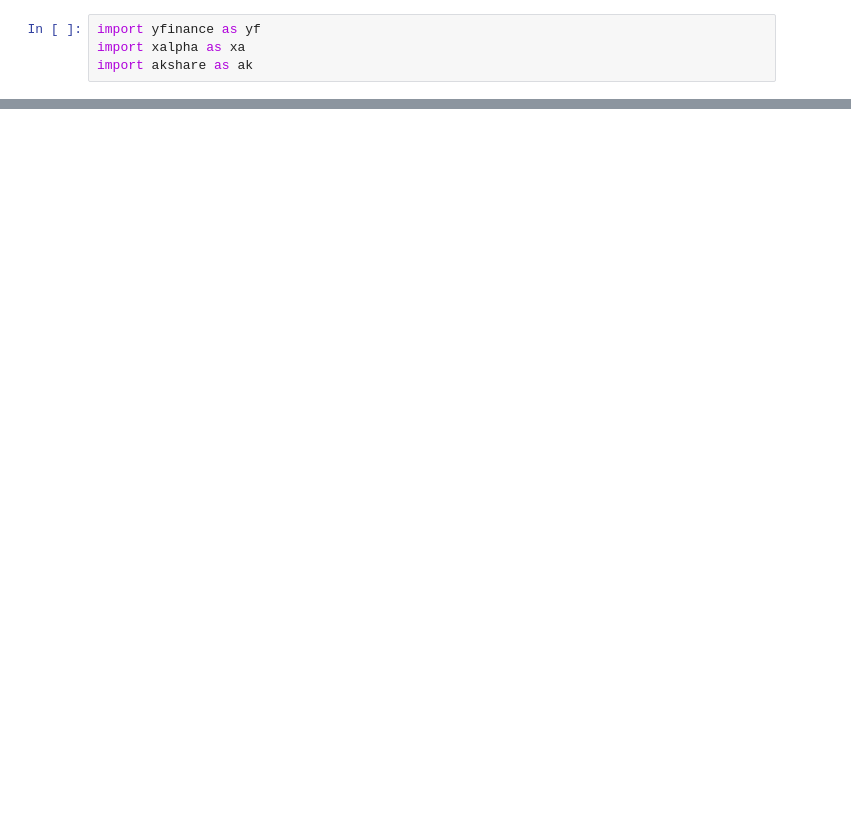
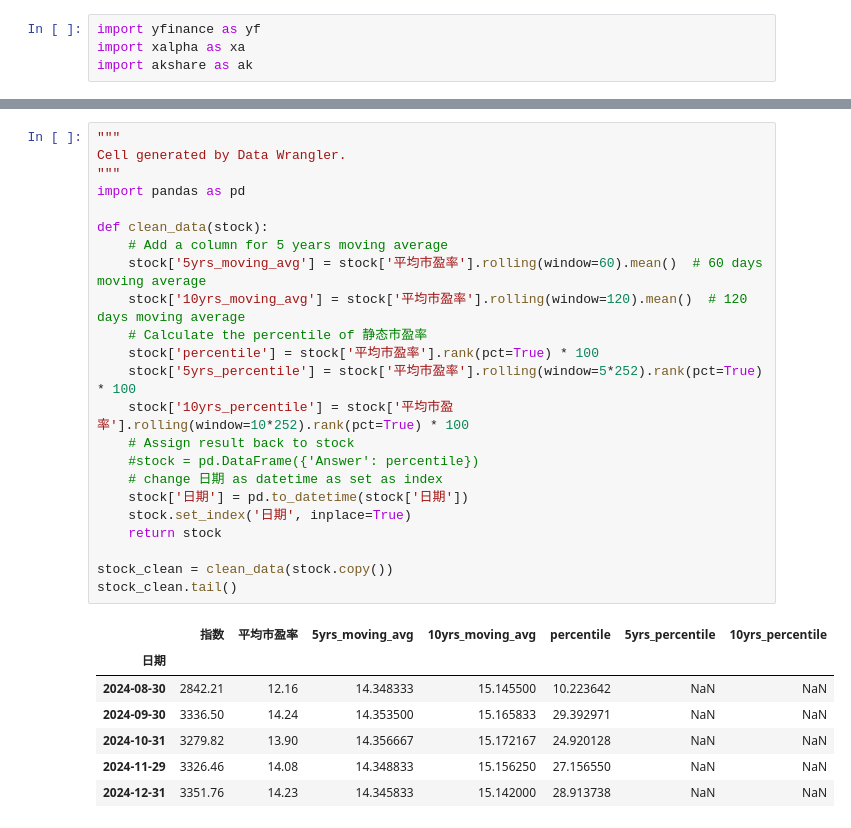
Before and after one commit to amat27/portfolio-cal, a Jupyter notebook: indexpeb.ipynb, the cells around one changed output, grey strips where cells are left out. Saved outputs shown, nothing was run; the diff lists cells and outputs as text; blank space fills up the shorter version.

```diff
--- a/indexpeb.ipynb
+++ b/indexpeb.ipynb
@@ -25,0 +27,31 @@ stock
+# %%
+"""
+Cell generated by Data Wrangler.
+"""
+import pandas as pd
+
+def clean_data(stock):
+    # Add a column for 5 years moving average
+    stock['5yrs_moving_avg'] = stock['平均市盈率'].rolling(window=60).mean()  # 60 days moving average
+    stock['10yrs_moving_avg'] = stock['平均市盈率'].rolling(window=120).mean()  # 120 days moving average
+    # Calculate the percentile of 静态市盈率
+    stock['percentile'] = stock['平均市盈率'].rank(pct=True) * 100
+    stock['5yrs_percentile'] = stock['平均市盈率'].rolling(window=5*252).rank(pct=True) * 100
+    stock['10yrs_percentile'] = stock['平均市盈率'].rolling(window=10*252).rank(pct=True) * 100
+    # Assign result back to stock
+    #stock = pd.DataFrame({'Answer': percentile})
+    # change 日期 as datetime as set as index
+    stock['日期'] = pd.to_datetime(stock['日期'])
+    stock.set_index('日期', inplace=True)
+    return stock
+
+stock_clean = clean_data(stock.copy())
+stock_clean.tail()
+# %% [output]
+|  | 指数 | 平均市盈率 | 5yrs_moving_avg | 10yrs_moving_avg | percentile | 5yrs_percentile | 10yrs_percentile |
+| 日期 |  |  |  |  |  |  |  |
+| 2024-08-30 | 2842.21 | 12.16 | 14.348333 | 15.145500 | 10.223642 | NaN | NaN |
+| 2024-09-30 | 3336.50 | 14.24 | 14.353500 | 15.165833 | 29.392971 | NaN | NaN |
+| 2024-10-31 | 3279.82 | 13.90 | 14.356667 | 15.172167 | 24.920128 | NaN | NaN |
+| 2024-11-29 | 3326.46 | 14.08 | 14.348833 | 15.156250 | 27.156550 | NaN | NaN |
+| 2024-12-31 | 3351.76 | 14.23 | 14.345833 | 15.142000 | 28.913738 | NaN | NaN |
```
Also changed, not shown: parts of 3 cells of this notebook.
